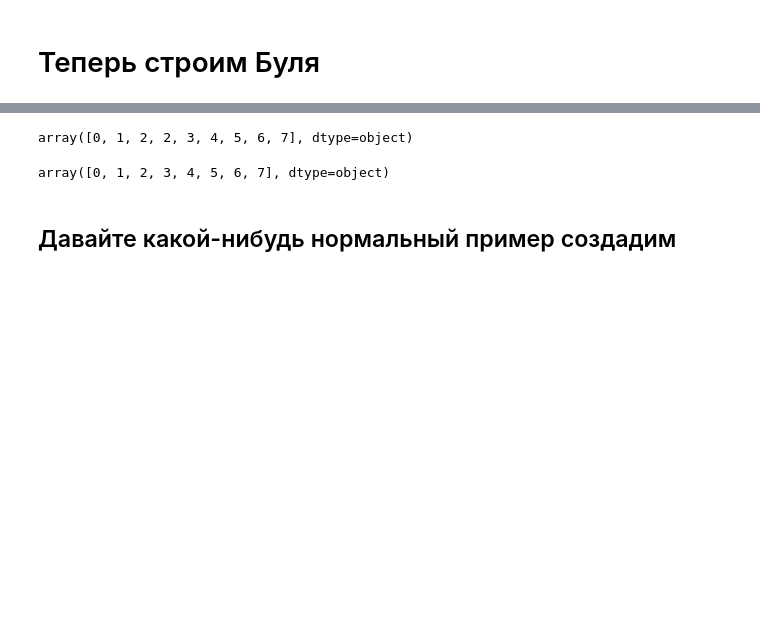
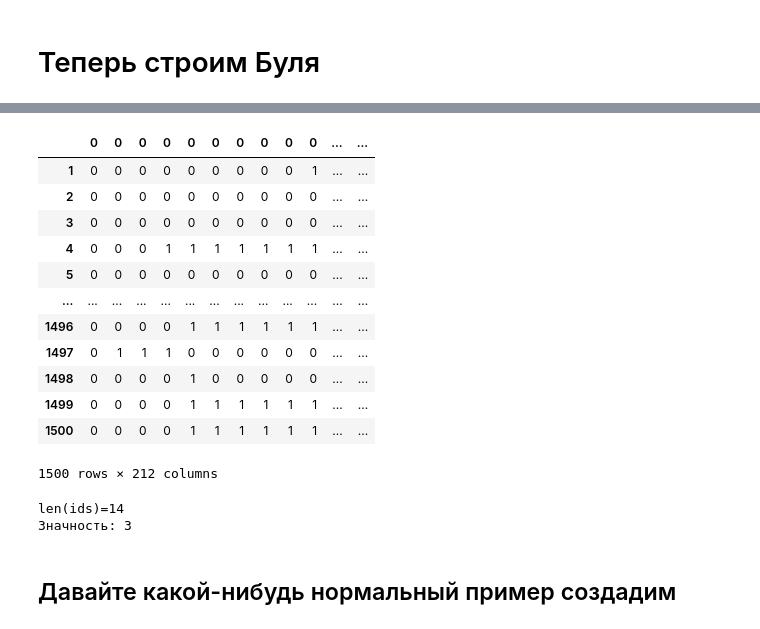
Before and after one commit to neuralsrg/LAD, a Jupyter notebook: python/generate_marix.ipynb, the cells around one changed output, grey strips where cells are left out. Saved outputs shown, nothing was run; the diff lists cells and outputs as text; code cells hidden in the pictures; blank space fills up the shorter version.

```diff
--- a/python/generate_marix.ipynb
+++ b/python/generate_marix.ipynb
@@ -178 +178,21 @@ dtype: int64
+# %%
+tit = pd.read_csv('../Data/weather_bool.csv', dtype=int, header=None)
+tit.columns = tit.iloc[0]
+tit = tit.iloc[1:]
+tit.to_csv('../csv/bool_matrix.csv', index=None)
+tit
+# %% [output]
+|  | 0 | 0 | 0 | 0 | 0 | 0 | 0 | 0 | 0 | 0 | ... | ... |
+| 1 | 0 | 0 | 0 | 0 | 0 | 0 | 0 | 0 | 0 | 1 | ... | ... |
+| 2 | 0 | 0 | 0 | 0 | 0 | 0 | 0 | 0 | 0 | 0 | ... | ... |
+| 3 | 0 | 0 | 0 | 0 | 0 | 0 | 0 | 0 | 0 | 0 | ... | ... |
+| 4 | 0 | 0 | 0 | 1 | 1 | 1 | 1 | 1 | 1 | 1 | ... | ... |
+| 5 | 0 | 0 | 0 | 0 | 0 | 0 | 0 | 0 | 0 | 0 | ... | ... |
+| ... | ... | ... | ... | ... | ... | ... | ... | ... | ... | ... | ... | ... |
+| 1496 | 0 | 0 | 0 | 0 | 1 | 1 | 1 | 1 | 1 | 1 | ... | ... |
+| 1497 | 0 | 1 | 1 | 1 | 0 | 0 | 0 | 0 | 0 | 0 | ... | ... |
+| 1498 | 0 | 0 | 0 | 0 | 1 | 0 | 0 | 0 | 0 | 0 | ... | ... |
+| 1499 | 0 | 0 | 0 | 0 | 1 | 1 | 1 | 1 | 1 | 1 | ... | ... |
+| 1500 | 0 | 0 | 0 | 0 | 1 | 1 | 1 | 1 | 1 | 1 | ... | ... |
+1500 rows × 212 columns
 # %%
@@ -182,10 +202,0 @@ pd.DataFrame(None, columns=bool_matrix.columns).to_csv('../csv/header.csv', inde
-# %%
-header = bool_matrix.columns.values
-header[[4,5,11,12,15,22,23,34,35]]
-# %% [output]
-array([0, 1, 2, 2, 3, 4, 5, 6, 7], dtype=object)
-# %%
-header = bool_matrix.columns.values
-header[[4,5,12,15,20,23,34,35]]
-# %% [output]
-array([0, 1, 2, 3, 4, 5, 6, 7], dtype=object)
@@ -192,3 +215,10 @@ array([0, 1, 2, 3, 4, 5, 6, 7], dtype=object)
+# %%
+ids = [2,10,38,49,61,65,86,99,112,115,136,139,174,187]
+
+test_coverage(tit, ids)
+# %% [output]
+len(ids)=14
+Значность: 3
 # %%
 mu = 10
 N = 10
```
Also changed, not shown: parts of 7 cells of this notebook, 1 other file.
